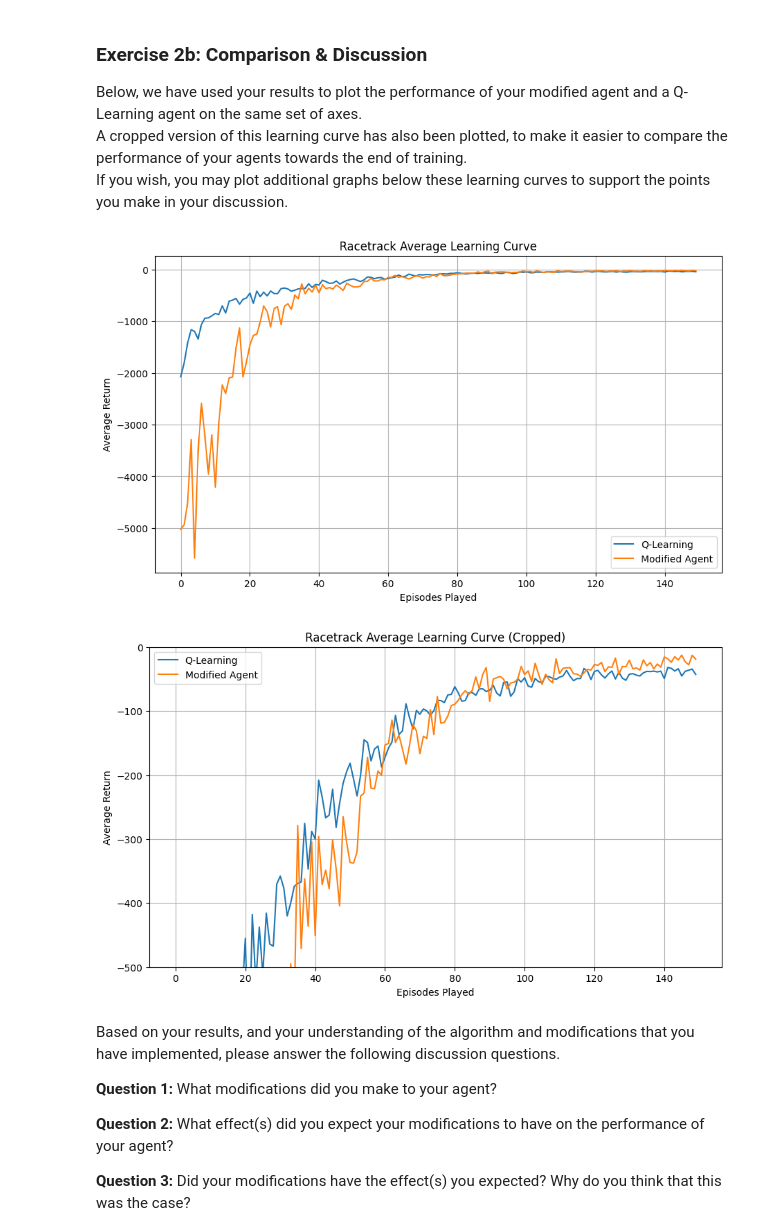
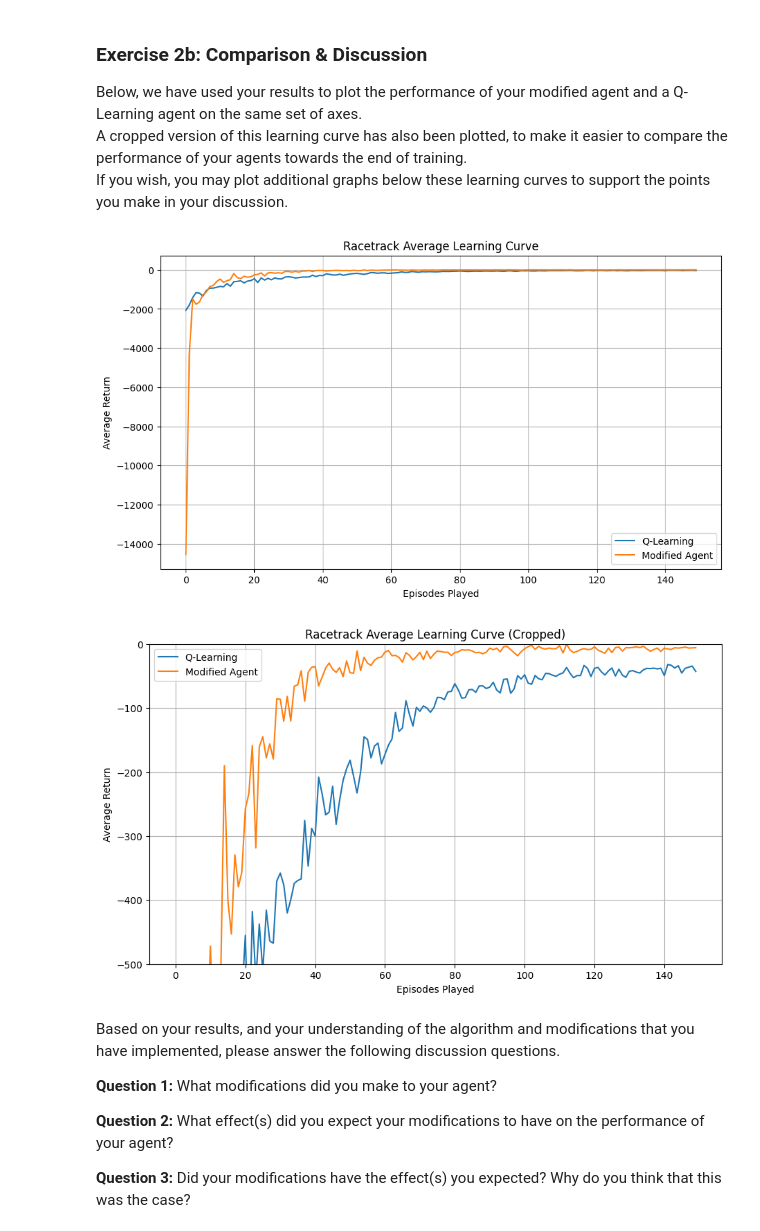
Before and after one commit to Leonjmroe/MSc-AI, a Jupyter notebook: Module 10 - Reinforcement Learning /Assesment 1/rl_graded_assessment_1/rl_cw_2_racetrack.ipynb, the cells around one changed output. Saved outputs shown, nothing was run; the diff lists cells and outputs as text; code cells hidden in the pictures.

```diff
--- a/Module 10 - Reinforcement Learning /Assesment 1/rl_graded_assessment_1/rl_cw_2_racetrack.ipynb
+++ b/Module 10 - Reinforcement Learning /Assesment 1/rl_graded_assessment_1/rl_cw_2_racetrack.ipynb
@@ -334,16 +308,16 @@ If you wish, you may plot additional graphs below these learning curves to suppo
 # %%
 from racetrack_env import plot_modified_agent_results
 from racetrack_env import simple_issue_checking
 
 # Checking Modified Agent Results for Obvious Issues.
-simple_issue_checking(results, modified_agent = True)
+simple_issue_checking(modified_agent_rewards, modified_agent = True)
 
 # Plotting Modified Agent Learning Curve.
 %matplotlib inline
-plot_modified_agent_results(results)
+plot_modified_agent_results(modified_agent_rewards)
 # %% [output]
-[figure, old version]
+[figure, new version]
-[figure, old version]
+[figure, new version]
 # %% [markdown]
 Based on your results, and your understanding of the algorithm and modifications that you have implemented, please answer the following discussion questions. <br />
 
```
Also changed, not shown: parts of 2 cells of this notebook, 1 other file.
